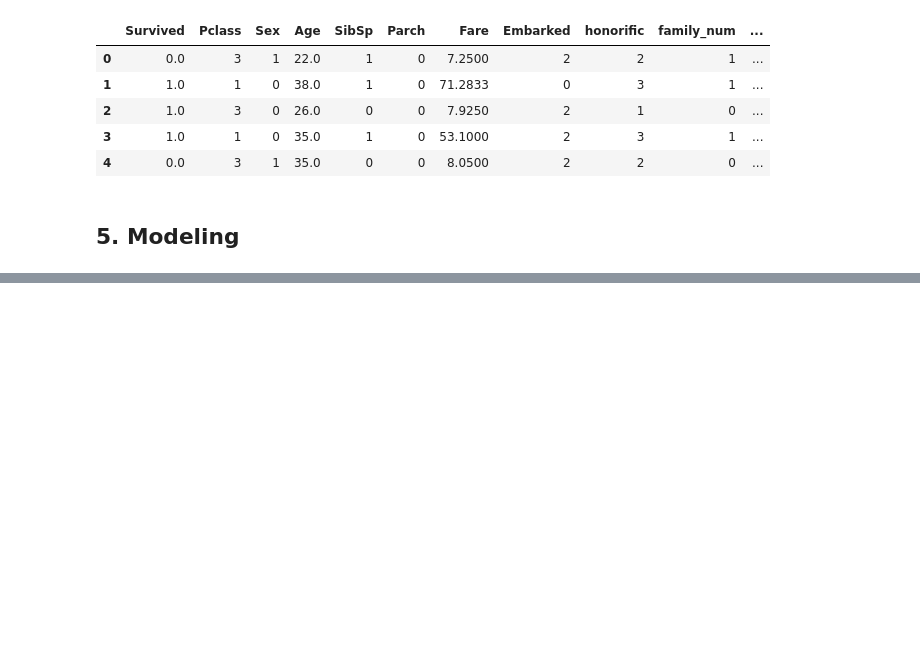
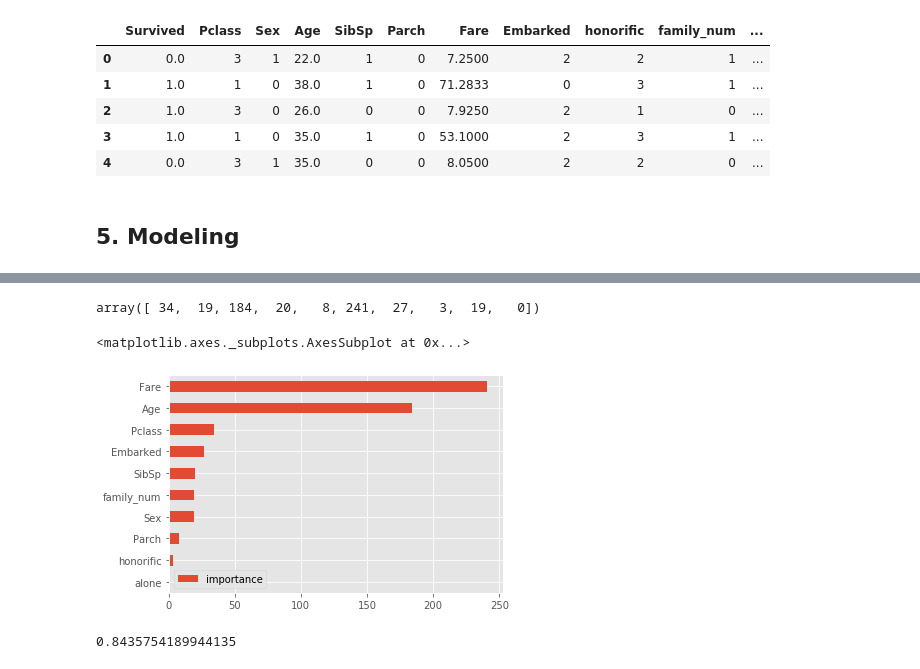
Before and after one commit to rodea0952/kaggle, a Jupyter notebook: Kaggleデータ分析入門/titanic/titanic.ipynb, the cells around one changed output, grey strips where cells are left out. Saved outputs shown, nothing was run; the diff lists cells and outputs as text; code cells hidden in the pictures; blank space fills up the shorter version.

```diff
--- a/Kaggleデータ分析入門/titanic/titanic.ipynb
+++ b/Kaggleデータ分析入門/titanic/titanic.ipynb
@@ -589,3 +589,18 @@ from sklearn.model_selection import KFold
 X_train, X_valid, y_train, y_valid = train_test_split(train_X, train_Y, test_size=0.2)
 # %%
 categories = ["Embarked", "Pclass", "Sex", "honorific", "alone"]
+# %%
+lgb_train = lgb.Dataset(X_train, y_train, categorical_feature=categories)
+lgb_eval = lgb.Dataset(X_valid, y_valid, categorical_feature=categories, reference=lgb_train)
+# %%
+lgbm_params = {
+    "objective":"binary",
+    "random_seed":1234
+}
+# %%
+model_lgb = lgb.train(lgbm_params,
+                      lgb_train,
+                      valid_sets=lgb_eval,
+                      num_boost_round=100,
+                      early_stopping_rounds=20,
+                      verbose_eval=10)
@@ -591,0 +625,10 @@ categories = ["Embarked", "Pclass", "Sex", "honorific", "alone"]
+# %%
+model_lgb.feature_importance()
+# %% [output]
+array([ 34,  19, 184,  20,   8, 241,  27,   3,  19,   0])
+# %%
+importance = pd.DataFrame(model_lgb.feature_importance(), index=X_train.columns, columns=["importance"]).sort_values(by="importance", ascending=True)
+importance.plot.barh()
+# %% [output]
+<matplotlib.axes._subplots.AxesSubplot at 0x...>
+[figure, added]
@@ -591,0 +639,4 @@ categories = ["Embarked", "Pclass", "Sex", "honorific", "alone"]
+# %%
+accuracy_score(y_valid, np.round(y_pred))
+# %% [output]
+0.8435754189944135
```
Also changed, not shown: parts of 18 cells of this notebook, 1 other file.
